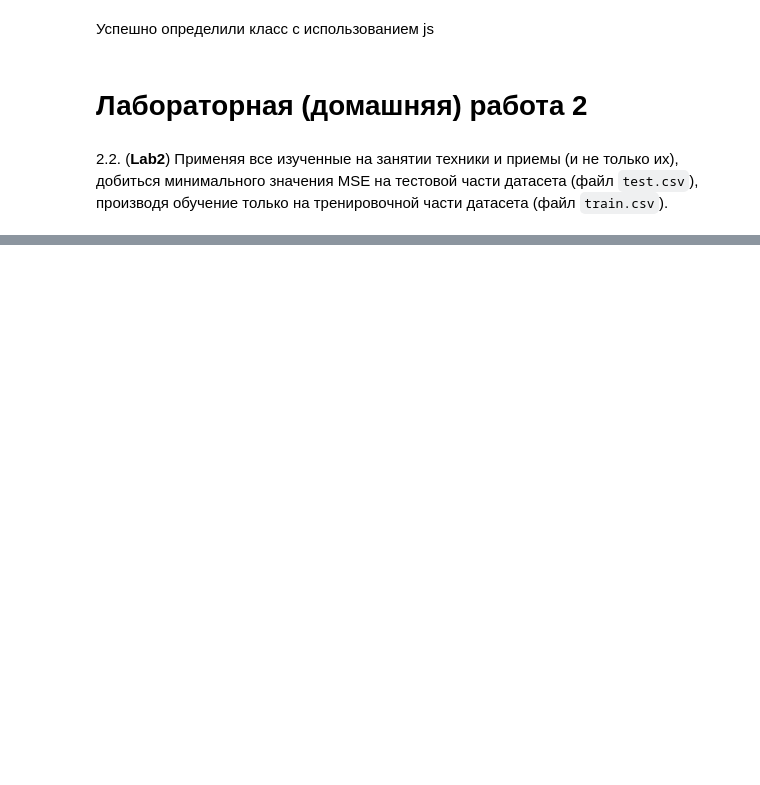
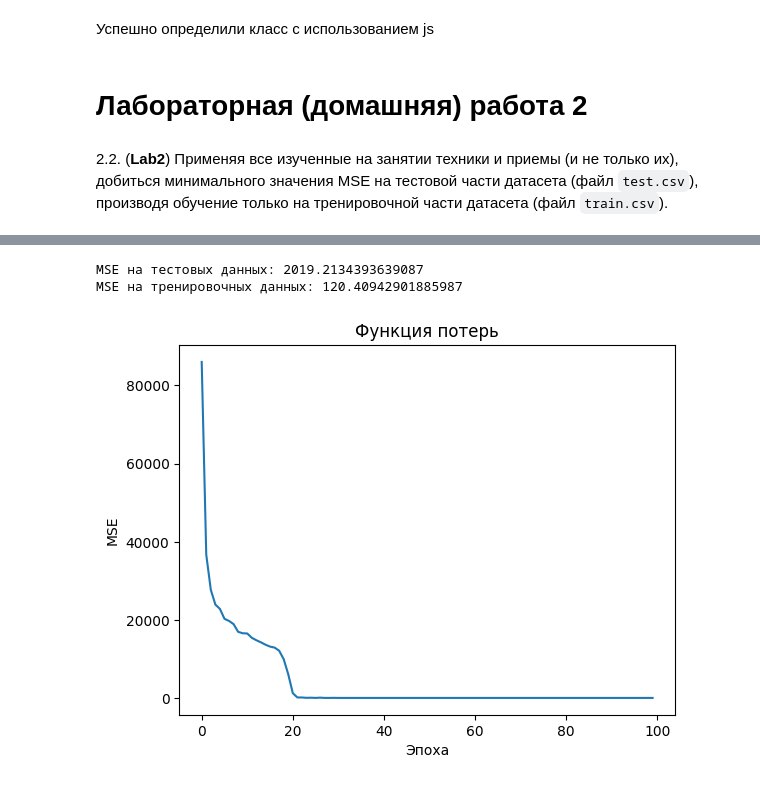
Before and after one commit to bitcoineazy/Machine_Learning, a Jupyter notebook: PyTorch/KABYTE_FA/02_MLOps/sem02_pytorch_advanced_v1.ipynb, the cells around one changed output, grey strips where cells are left out. Cells and saved outputs as stored; diff of their text form; code cells hidden in the pictures; blank space fills up the shorter version.

Commit message:
advanced model testing

```diff
--- a/PyTorch/KABYTE_FA/02_MLOps/sem02_pytorch_advanced_v1.ipynb
+++ b/PyTorch/KABYTE_FA/02_MLOps/sem02_pytorch_advanced_v1.ipynb
@@ -972,3 +972,12 @@ runExample();
 # %%
 # Соревнование, нужно всё что прошли и не только применить, обучить нейросеть
 # и проанализировать минимально возможной функции ошибки на test.csv
+import pandas as pd
+import torch
+import torch.nn as nn
+import torch.optim as optim
+import matplotlib.pyplot as plt
+
+
+test_data = pd.read_csv("data/test.csv")
+train_data = pd.read_csv("data/train.csv")
@@ -974,0 +1156,26 @@ runExample();
+# %%
+model.eval()
+test_loss = 0.0
+predictions = []
+with torch.no_grad():
+    for inputs, targets in test_loader:
+        inputs = inputs.to(device)
+        targets = targets.to(device)
+        outputs = model(inputs)
+        loss = criterion(outputs, targets)
+        test_loss += loss.item()
+        predictions.extend(outputs.detach().cpu().numpy())
+test_loss /= len(test_loader)
+print(f"MSE на тестовых данных: {test_loss}")
+
+# Выводим график функции потерь
+print(f"MSE на тренировочных данных: {losses[-1]}")
+plt.plot(losses)
+plt.title("Функция потерь")
+plt.xlabel("Эпоха")
+plt.ylabel("MSE")
+plt.show()
+# %% [output]
+MSE на тестовых данных: 2019.2134393639087
+MSE на тренировочных данных: 120.40942901885987
+[figure, added]
```
Also changed, not shown: parts of 35 cells of this notebook, 3 other files.
